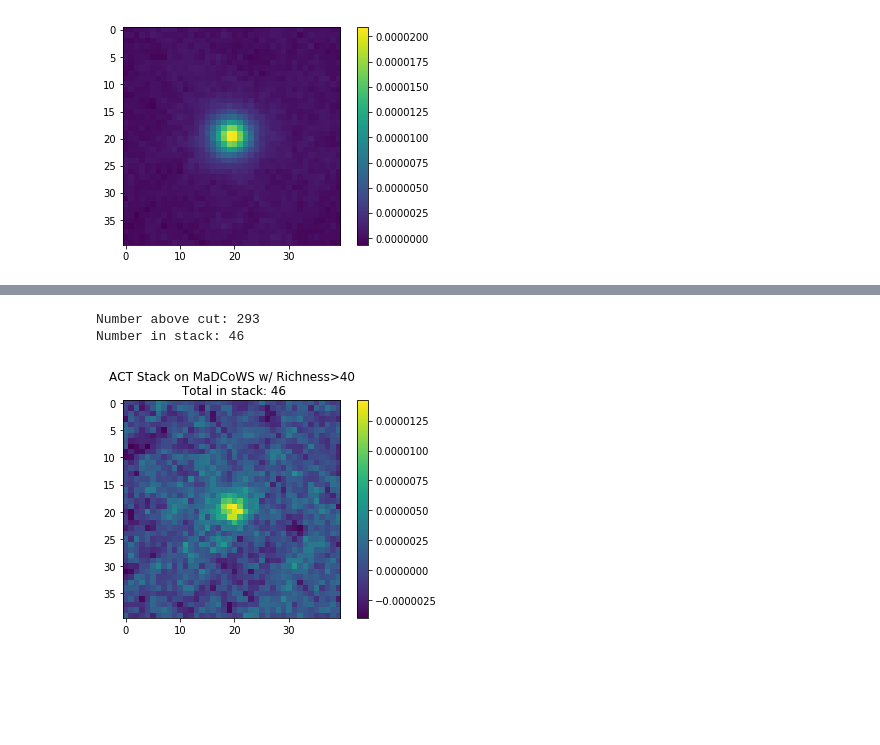
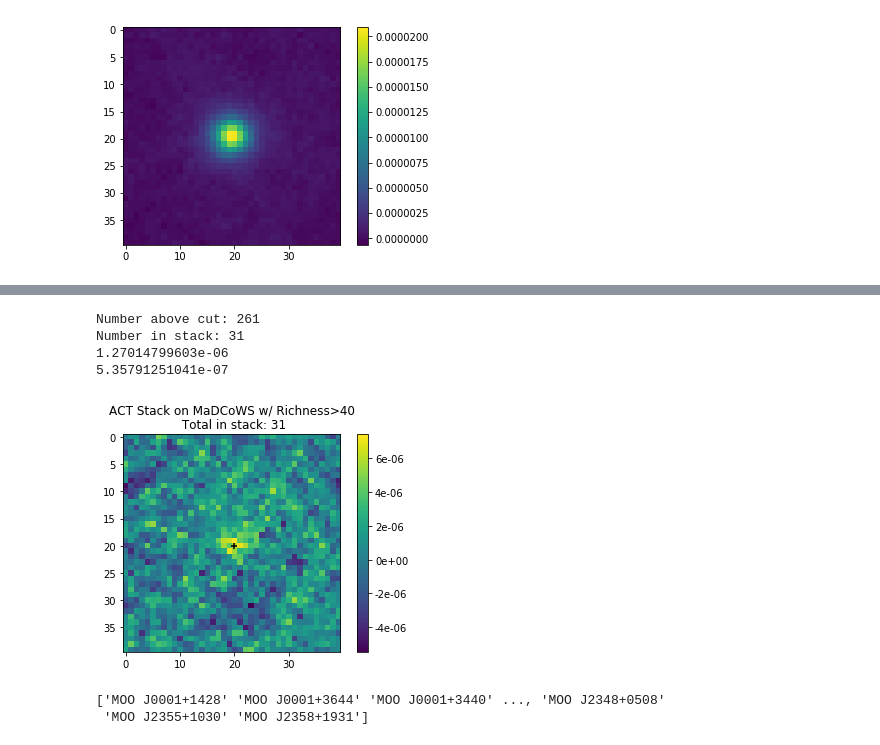
Before and after one commit to Sulla2012/madcowsclusters, a Jupyter notebook: madcows_y_stacker.ipynb, the cells around one changed output, grey strips where cells are left out. Cells and saved outputs as stored; diff of their text form; code cells hidden in the pictures; blank space fills up the shorter version.

Commit message:
Removing ACT identified clusters from stack

```diff
--- a/madcows_y_stacker.ipynb
+++ b/madcows_y_stacker.ipynb
@@ -112,22 +152,48 @@ Number in stack: 411
 # %%
 #print(mdcw_catalog[1].header)
 
+
 rich_cut = 40
-mdcw_cut = np.where((rich_cut<np.array(mdcw_catalog[1].data['Rich'])) & (np.array(mdcw_catalog[1].data['Rich'])<1000))[0]
+mdcw_cut = np.where((rich_cut<np.array(mdcw_rich)) & (np.array(mdcw_rich)<1000))[0]
+
 
 print("Number above cut: {}".format(len(mdcw_cut)))
 
 mdcw_cut_ra = mdcw_ra[mdcw_cut]
 mdcw_cut_dec = mdcw_dec[mdcw_cut]
 
 mdcw_stack, stack_num = stack(mdcw_cut_ra, mdcw_cut_dec, boss_map, boss_mask, d56_map, d56_mask)
-plt.imshow(mdcw_stack)
-plt.colorbar()
+
+#print('Average in central 10x10: {}'.format(np.mean(mdcw_stack[25:35][25:35])))
+#print(mdcw_stack[0][25:35])
+cen, out, cen_d, out_d = 0, 0, 0, 0
+
+for i in range(len(mdcw_stack[0])):
+    for j in range(len(mdcw_stack[0])):
+        if (27<i<33) & (27<j<33):
+            cen += mdcw_stack[i][j]
+            cen_d += 1
+        else:
+            out += mdcw_stack[i][j]
+            out_d += 1
+print(cen/cen_d)
+print(out/out_d)
+
+plot = plt.imshow(mdcw_stack)
+plt.colorbar(plot, format='%.0e')
+plt.scatter(20,20, marker = '+', color = 'k')
 plt.title("ACT Stack on MaDCoWS w/ Richness>{}\n Total in stack: {}".format(rich_cut, stack_num))
 plt.savefig("mdcw_cut_stack_act_y.png")
 plt.show()
 plt.close()
 # %% [output]
-Number above cut: 293
-Number in stack: 46
+Number above cut: 261
+Number in stack: 31
+1.27014799603e-06
+5.35791251041e-07
-[figure, old version]
+[figure, new version]
+# %%
+print(mdcw_catalog[1].data['name'])
+# %% [output]
+['MOO J0001+1428' 'MOO J0001+3644' 'MOO J0001+3440' ..., 'MOO J2348+0508'
+ 'MOO J2355+1030' 'MOO J2358+1931']
```
Also changed, not shown: parts of 6 cells of this notebook, 3 other files.
